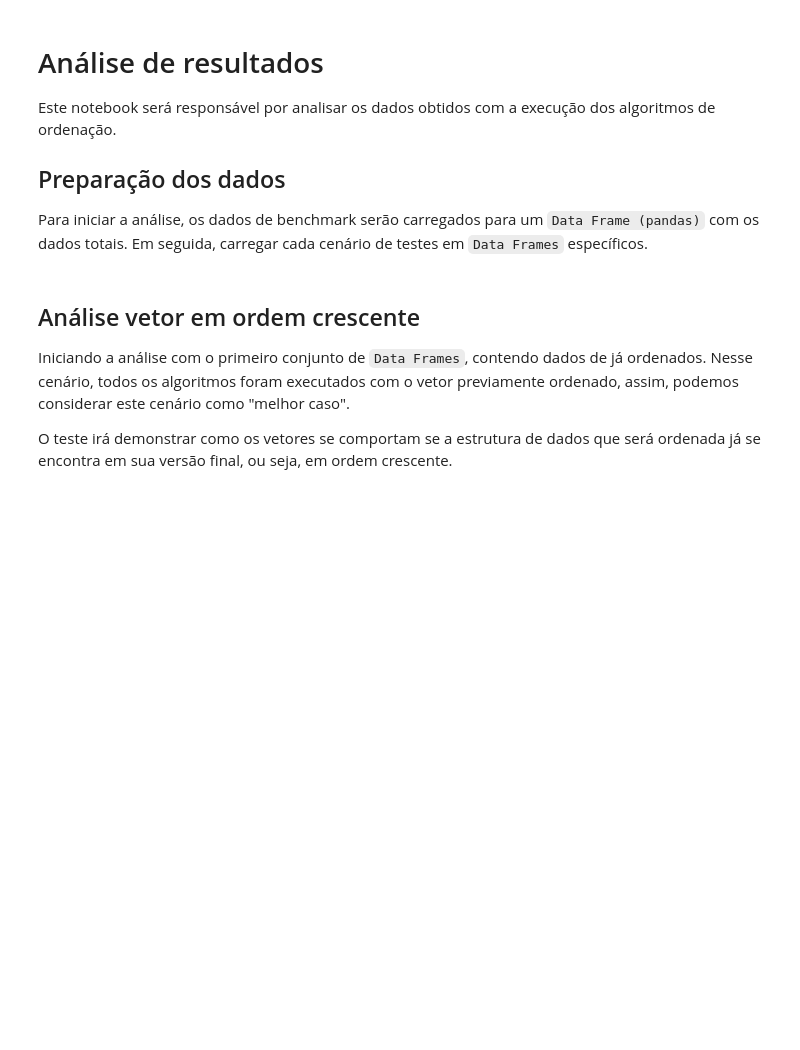
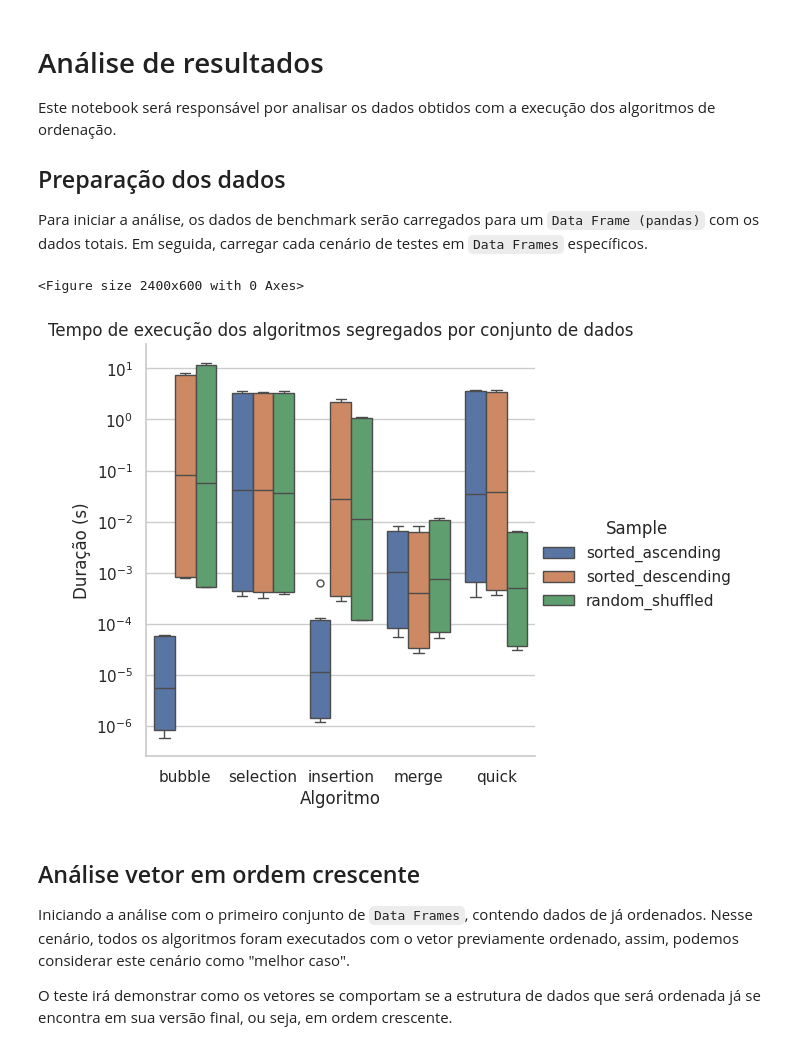
Before and after one commit to olucasaguiar/projeto-metodos-de-ordenacao, a Jupyter notebook: app/projeto_algoritmos_de_ordenacao.ipynb, the cells around one changed output. Saved outputs shown, nothing was run; the diff lists cells and outputs as text; code cells hidden in the pictures; blank space fills up the shorter version.

Commit message:
feat: gerando nova visualização dos dados com python notebook

```diff
--- a/app/projeto_algoritmos_de_ordenacao.ipynb
+++ b/app/projeto_algoritmos_de_ordenacao.ipynb
@@ -57,3 +9,56 @@ def plot_scenario(sample_name):
+# %%
+import pandas as pd
+import matplotlib.pyplot as plt
+import seaborn as sns
+
+# Configurações de estilo
+sns.set_theme(style="whitegrid")
+
+# 1. Carregar os dados
+url = "https://github.com/olucasaguiar/projeto-metodos-de-ordenacao/raw/main/results/benchmarks.csv"
+df = pd.read_csv(url, usecols=["Algorithm", "Sample", "Size", "Iteration", "Duration (ns)"])
+
+# Transformacao dos dados
+df["duration_ms"] = df["Duration (ns)"] / 1e6
+df["duration_s"] = df["Duration (ns)"] / 1e9
+# %%
+# Análise por cenário de teste
+def plot(
+    data: pd.DataFrame,
+    title: str,
+    x: str,
+    x_label,
+    y: str,
+    y_label: str,
+    hue: str | None = None,
+    kind: str = "box",
+    use_log_scale: bool = False,
+    figsize=(24, 6),
+):
+    plt.figure(figsize=figsize)
+    sns.catplot(data=data, x=x, y=y, hue=hue, kind=kind)
+    plt.title(title)
+    if use_log_scale:
+        plt.yscale("log")
+    plt.xlabel(x_label)
+    plt.ylabel(y_label)
+    plt.show()
+
+
+plot(
+    data=df,
+    title="Tempo de execução dos algoritmos segregados por conjunto de dados",
+    x="Algorithm",
+    x_label="Algoritmo",
+    y="duration_s",
+    y_label="Duração (s)",
+    hue="Sample",
+    kind="box",
+    use_log_scale=True,
+)
+# %% [output]
+<Figure size 2400x600 with 0 Axes>
+[figure, added]
 # %% [markdown]
 ## Análise vetor em ordem crescente
 
```
Also changed, not shown: parts of 8 cells of this notebook.
